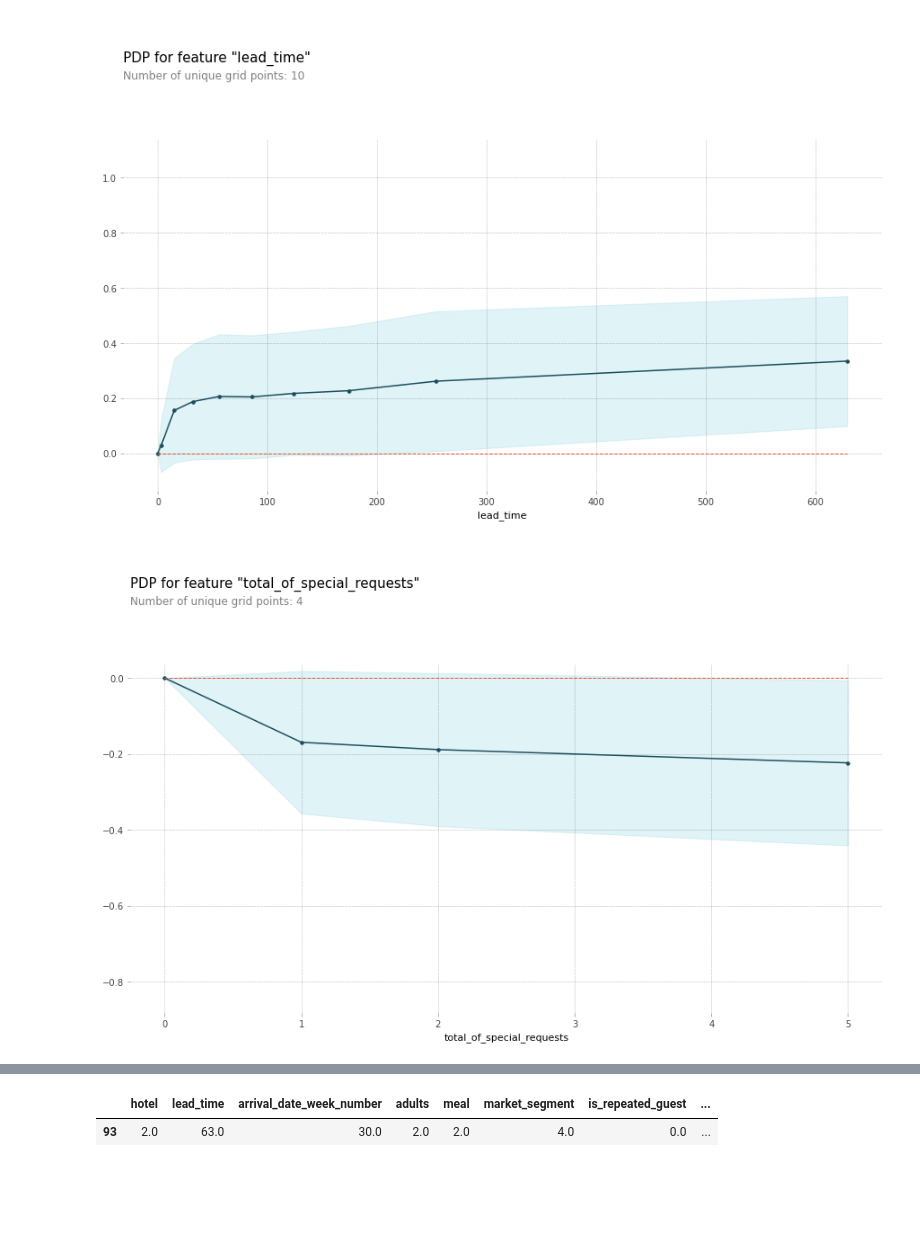
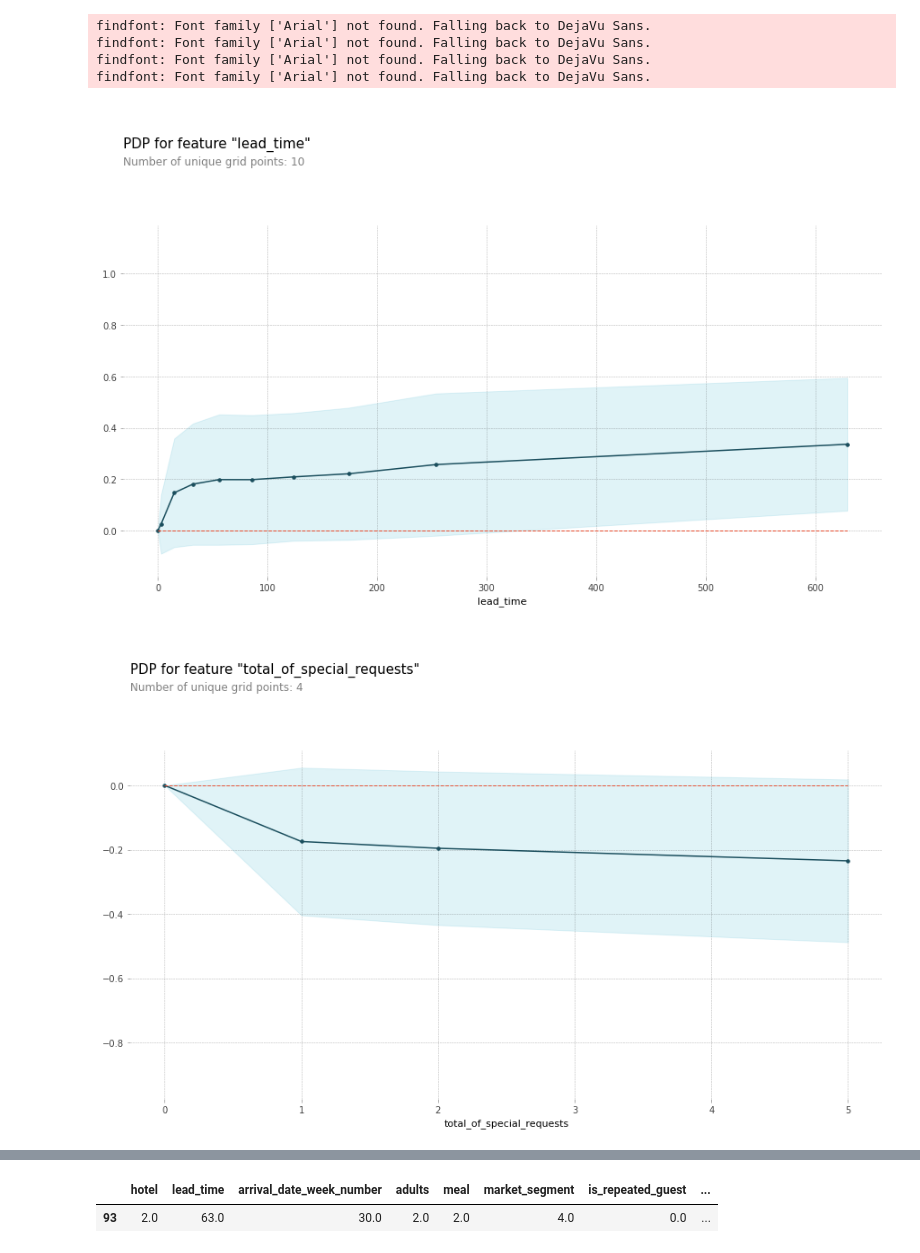
Before and after one commit to karencfisher/Hotel-Cancellations, a Jupyter notebook: notebooks/Model.ipynb, the cells around one changed output, grey strips where cells are left out. Drawn from its saved outputs; the diff is of its cells as text; code cells hidden in the pictures; blank space fills up the shorter version.

```diff
--- a/notebooks/Model.ipynb
+++ b/notebooks/Model.ipynb
@@ -83,7 +85,7 @@ X_train, X_test, y_train, y_test = train_test_split(X, y, test_size=.3, random_s
 X_train, X_val, y_train, y_val = train_test_split(X_train, y_train, test_size=.3,
                                                   random_state=42, stratify=y_train)
 # %%
-pipe = make_pipeline(tools.wrangleData(),
+pipe = make_pipeline(tools.wrangleData(max_cardinality=50),
                           ce.OrdinalEncoder(),
                           SimpleImputer(),
                           SelectKBest(score_func=chi2, k='all'))
@@ -162,7 +167,7 @@ Validate score = 79.96569878749202 %
 model = RandomForestClassifier(random_state=42,
                               n_jobs=-1,
                               max_depth=35,
-                              min_samples_leaf=2,
+                              min_samples_leaf=1,
                               min_samples_split=2,
                               class_weight='balanced',
                               n_estimators=100)
@@ -251,9 +238,13 @@ def plotFeature(model, df, feature, cat_features=[], encodings=None):
 # %%
-plotFeature(model, X_val_enc, 'lead_time')
+tools.plotFeature(model, X_val_enc, 'lead_time')
 # %% [output]
+findfont: Font family ['Arial'] not found. Falling back to DejaVu Sans.
+findfont: Font family ['Arial'] not found. Falling back to DejaVu Sans.
+findfont: Font family ['Arial'] not found. Falling back to DejaVu Sans.
+findfont: Font family ['Arial'] not found. Falling back to DejaVu Sans.
-[figure, old version]
+[figure, new version]
 # %%
-plotFeature(model, X_val_enc, 'total_of_special_requests', cat_features, encoder.mapping)
+tools.plotFeature(model, X_val_enc, 'total_of_special_requests', cat_features, encoder.mapping)
 # %% [output]
-[figure, old version]
+[figure, new version]
 # %%
```
Also changed, not shown: parts of 22 cells of this notebook.
